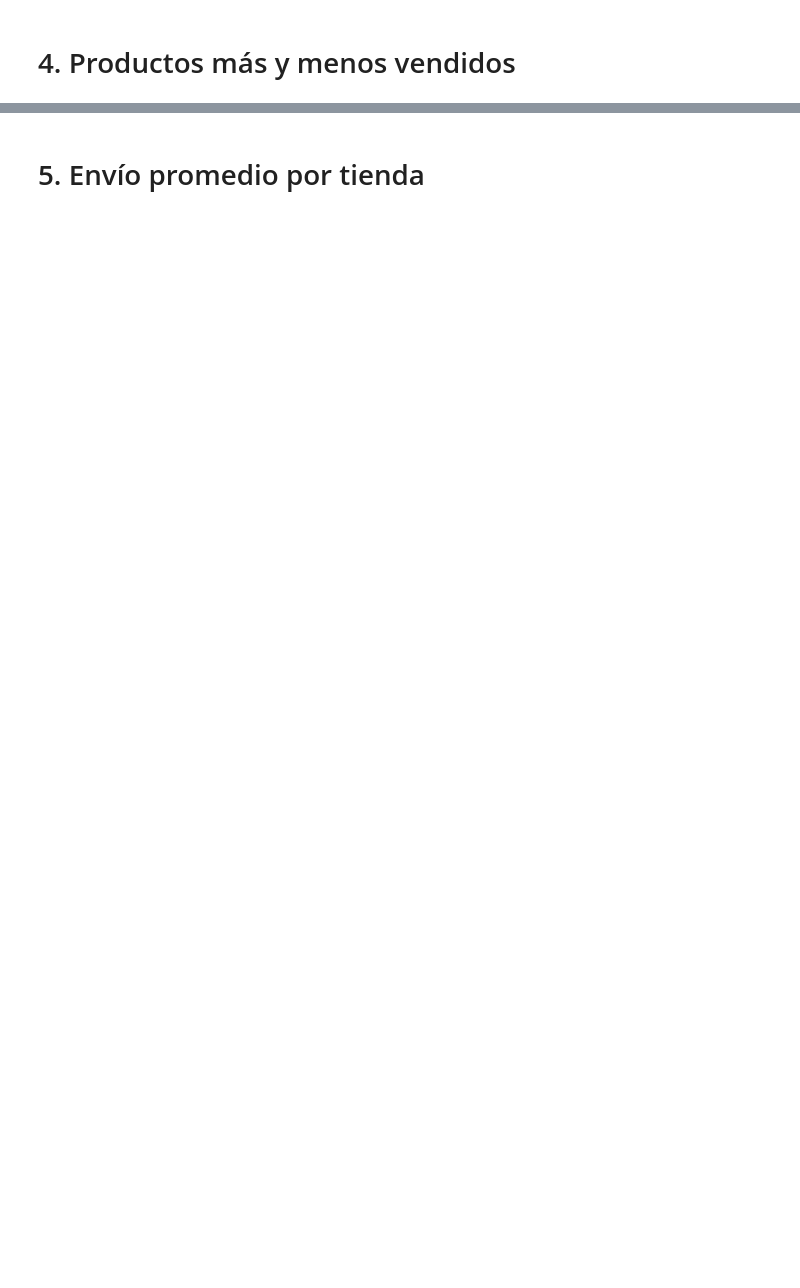
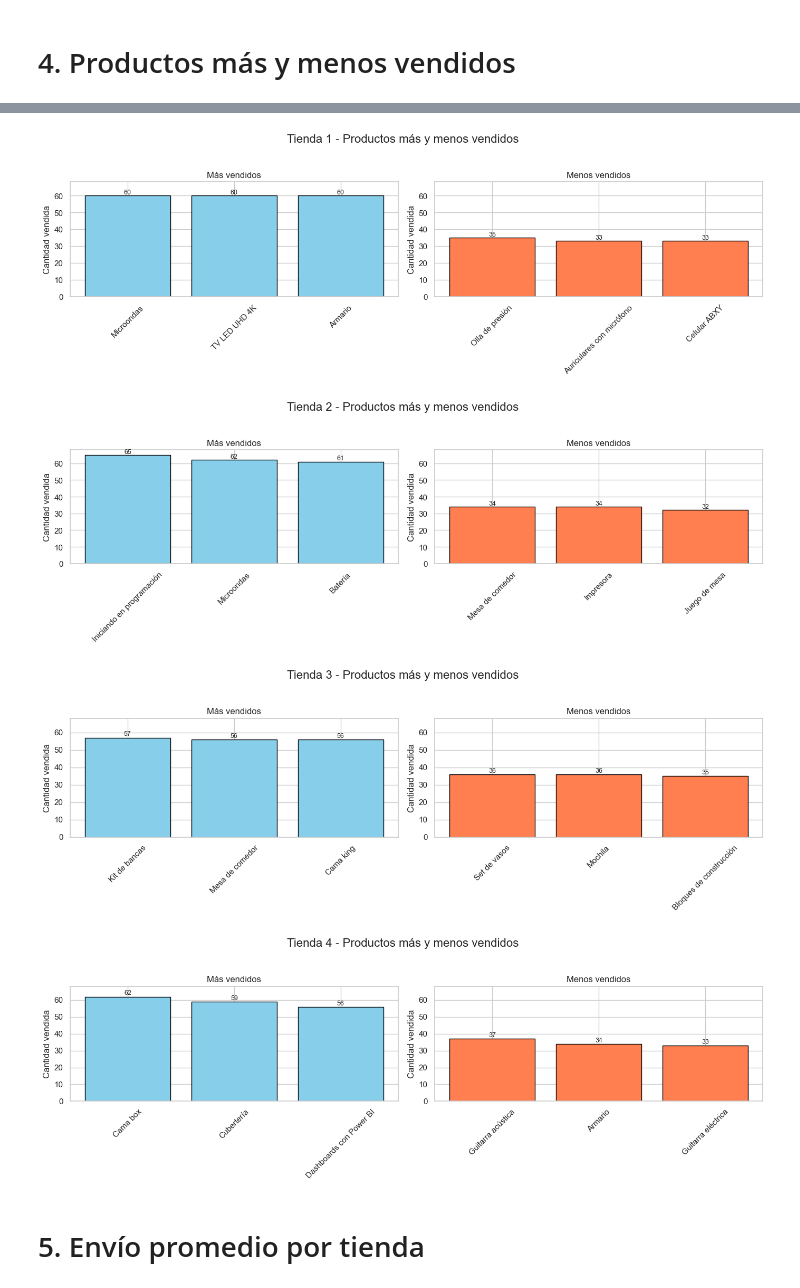
Before and after one commit to OctavioPinoRosas/ChallengeAluraStore, a Jupyter notebook: AluraStoreLatam.ipynb, the cells around one changed output, grey strips where cells are left out. Cells and saved outputs as stored; diff of their text form; code cells hidden in the pictures; blank space fills up the shorter version.

Commit message:
Update the most and least sold products

```diff
--- a/AluraStoreLatam.ipynb
+++ b/AluraStoreLatam.ipynb
@@ -223,2 +225,53 @@ Top 3 productos más vendidos por tienda:
+# %%
+import matplotlib.pyplot as plt
+
+# Agrupar por tienda
+tiendas_unicas = dfTopVentas['Tienda'].unique()
+
+for tienda in tiendas_unicas:
+    df_tienda = dfTopVentas[dfTopVentas['Tienda'] == tienda].reset_index(drop=True)
+
+    # Separar más y menos vendidos (primeros 3 son más vendidos)
+    df_mas = df_tienda.iloc[:3]
+    df_menos = df_tienda.iloc[3:]
+
+    categorias_mas = df_mas['Producto']
+    ventas_mas = df_mas['Ventas']
+
+    categorias_menos = df_menos['Producto']
+    ventas_menos = df_menos['Ventas']
+
+    # Crear figura con 2 subgráficas
+    fig, axs = plt.subplots(1, 2, figsize=(14, 5))
+    fig.suptitle(f'{tienda} - Productos más y menos vendidos', fontsize=16)
+
+    # Definir límites comunes para el eje Y
+    limite_y = 68
+
+    # Más vendidos
+    axs[0].bar(categorias_mas, ventas_mas, color='skyblue', edgecolor='black')
+    axs[0].set_title('Más vendidos')
+    axs[0].set_ylabel('Cantidad vendida')
+    axs[0].set_ylim(0, limite_y)
+    axs[0].tick_params(axis='x', rotation=45)  # Rotar etiquetas sin advertencia
+    for i, v in enumerate(ventas_mas):
+        axs[0].text(i, v + 1, str(v), ha='center', fontsize=9)
+
+    # Menos vendidos
+    axs[1].bar(categorias_menos, ventas_menos, color='Coral', edgecolor='black')
+    axs[1].set_title('Menos vendidos')
+    axs[1].set_ylabel('Cantidad vendida')
+    axs[1].set_ylim(0, limite_y)
+    axs[1].tick_params(axis='x', rotation=45)
+    for i, v in enumerate(ventas_menos):
+        axs[1].text(i, v + 1, str(v), ha='center', fontsize=9)
+
+    plt.tight_layout(rect=[0, 0.03, 1, 0.95])
+    plt.show()
+# %% [output]
+[figure, added]
+[figure, added]
+[figure, added]
+[figure, added]
 # %% [markdown]
 # 5. Envío promedio por tienda
```
Also changed, not shown: parts of 4 cells of this notebook.
